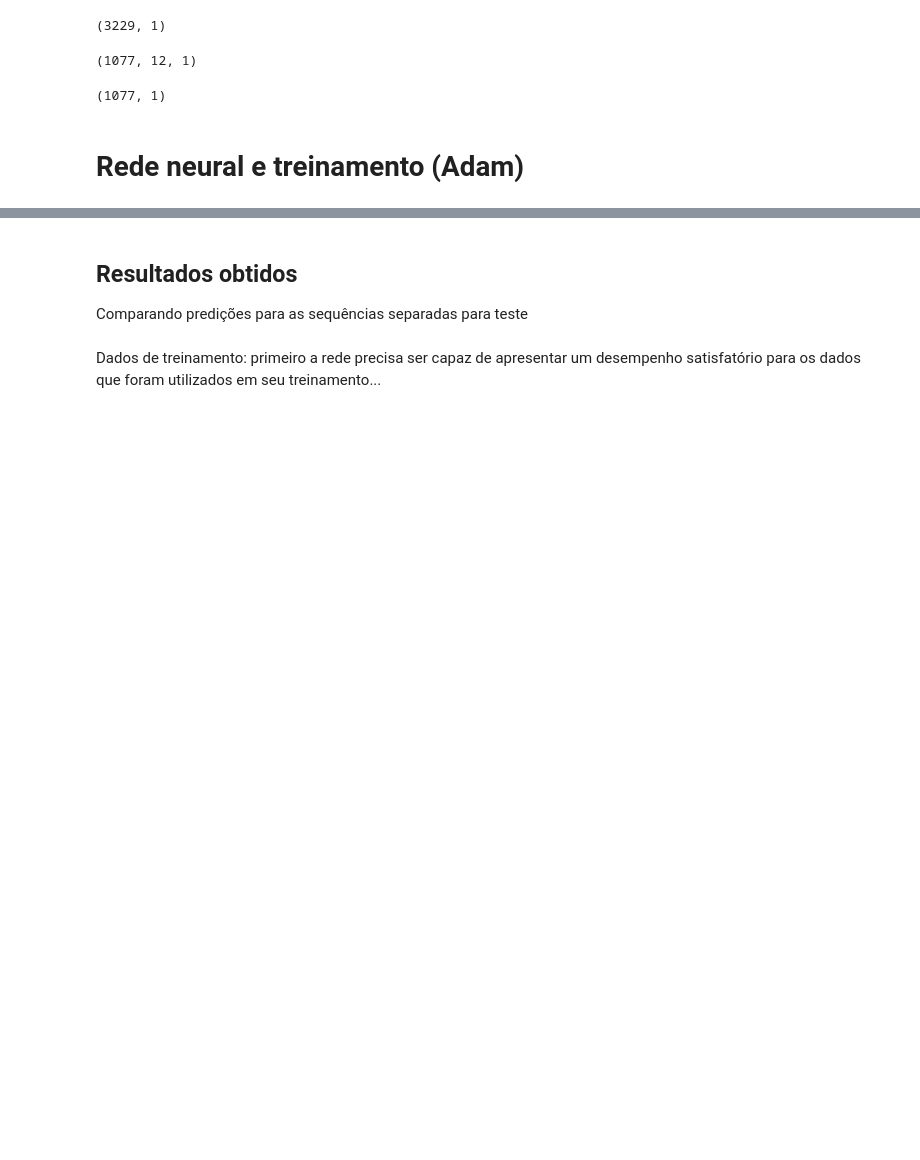
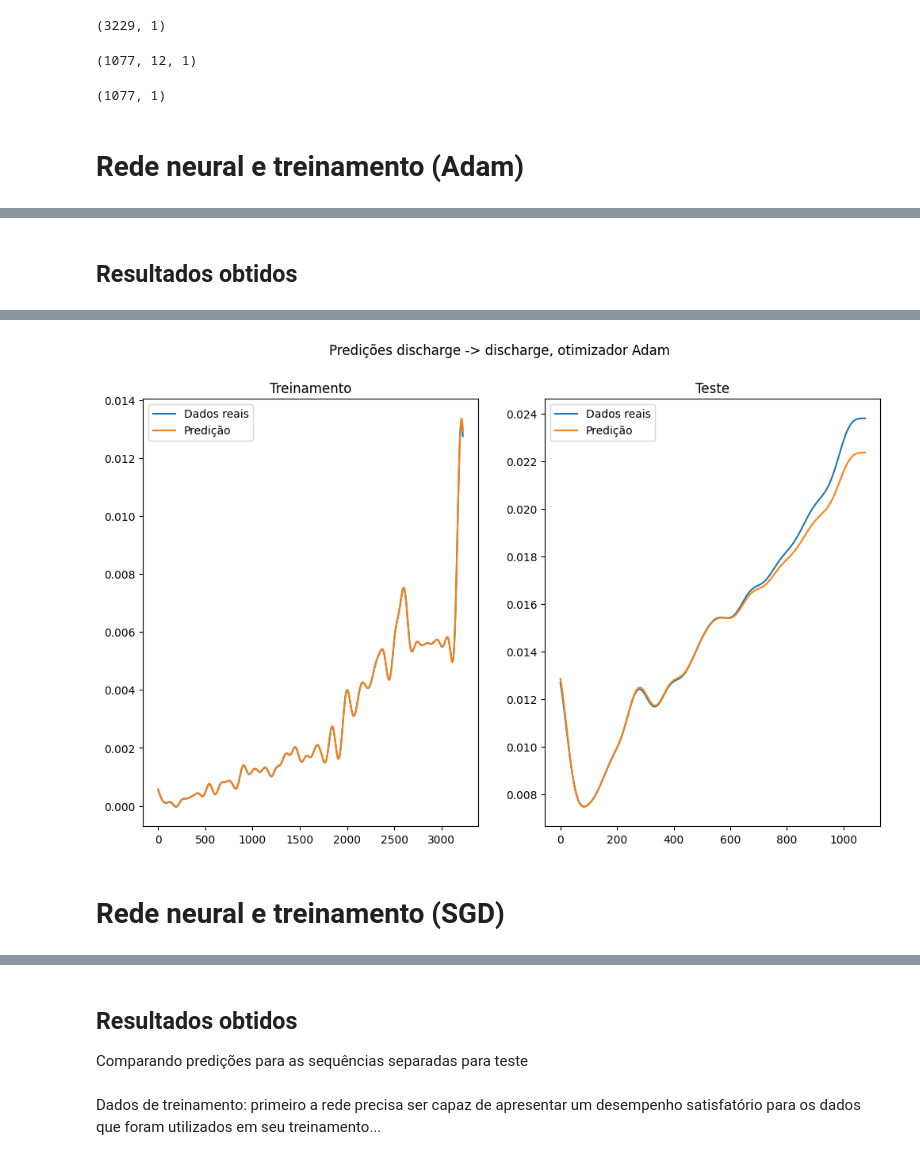
Before and after one commit to GuiCT/data-driven-studies, a Jupyter notebook: breach/t1/n_to_1/discharge_to_discharge/0_first_try.ipynb, the cells around one changed output, grey strips where cells are left out. Cells and saved outputs as stored; diff of their text form; code cells hidden in the pictures; blank space fills up the shorter version.

```diff
--- a/breach/t1/n_to_1/discharge_to_discharge/0_first_try.ipynb
+++ b/breach/t1/n_to_1/discharge_to_discharge/0_first_try.ipynb
@@ -249,3 +252,14 @@ if NORMALIZE:
+# %%
+if NORMALIZE:
+    if PREDICTED_VALUE == 'depth':
+        OUTPUT_SCALER = water_depth_scaler
+    elif PREDICTED_VALUE == 'discharge':
+        OUTPUT_SCALER = inlet_discharge_scaler
+    elif PREDICTED_VALUE == 'both':
+        OUTPUT_SCALER = unified_scaler
+    else:
+        raise ValueError(f'PREDICTED_VALUE must be one of [depth, discharge, both], got {PREDICTED_VALUE}')
+    unified = unified_scaler.transform(unified)
 # %% [markdown]
 ## Estrutura dos dados de treinamento
 # %%
@@ -406,0 +443,29 @@ plt.savefig(f'{NOTEBOOK_NAME}/loss_adam.png')
+# %% [markdown]
+## Resultados obtidos
+# %%
+predictions_train = model.predict(inputs_train)
+predictions_test = model.predict(inputs_test)
+if NORMALIZE:
+    predictions_train = OUTPUT_SCALER.inverse_transform(predictions_train)
+    predictions_test = OUTPUT_SCALER.inverse_transform(predictions_test)
+    temp_train = OUTPUT_SCALER.inverse_transform(outputs_train)
+    temp_test = OUTPUT_SCALER.inverse_transform(outputs_test)
+else:
+    temp_train = outputs_train
+    temp_test = outputs_test
+
+fig, ax = plt.subplots(1, 2, figsize=(12, 7))
+
+ax[0].plot(temp_train, label='Dados reais')
+ax[0].plot(predictions_train, label='Predição')
+ax[0].legend()
+ax[0].set_title('Treinamento')
+
+ax[1].plot(temp_test, label='Dados reais')
+ax[1].plot(predictions_test, label='Predição')
+ax[1].legend()
+ax[1].set_title('Teste')
+
+fig.suptitle(f'Predições {PLOT_TITLE}, otimizador Adam')
+plt.savefig(f'{NOTEBOOK_NAME}/predictions_adam.png')
+# %% [output]
@@ -406,0 +474,3 @@ plt.savefig(f'{NOTEBOOK_NAME}/loss_adam.png')
+[figure, added]
+# %% [markdown]
+# Rede neural e treinamento (SGD)
```
Also changed, not shown: parts of 25 cells of this notebook, 56 other files.
